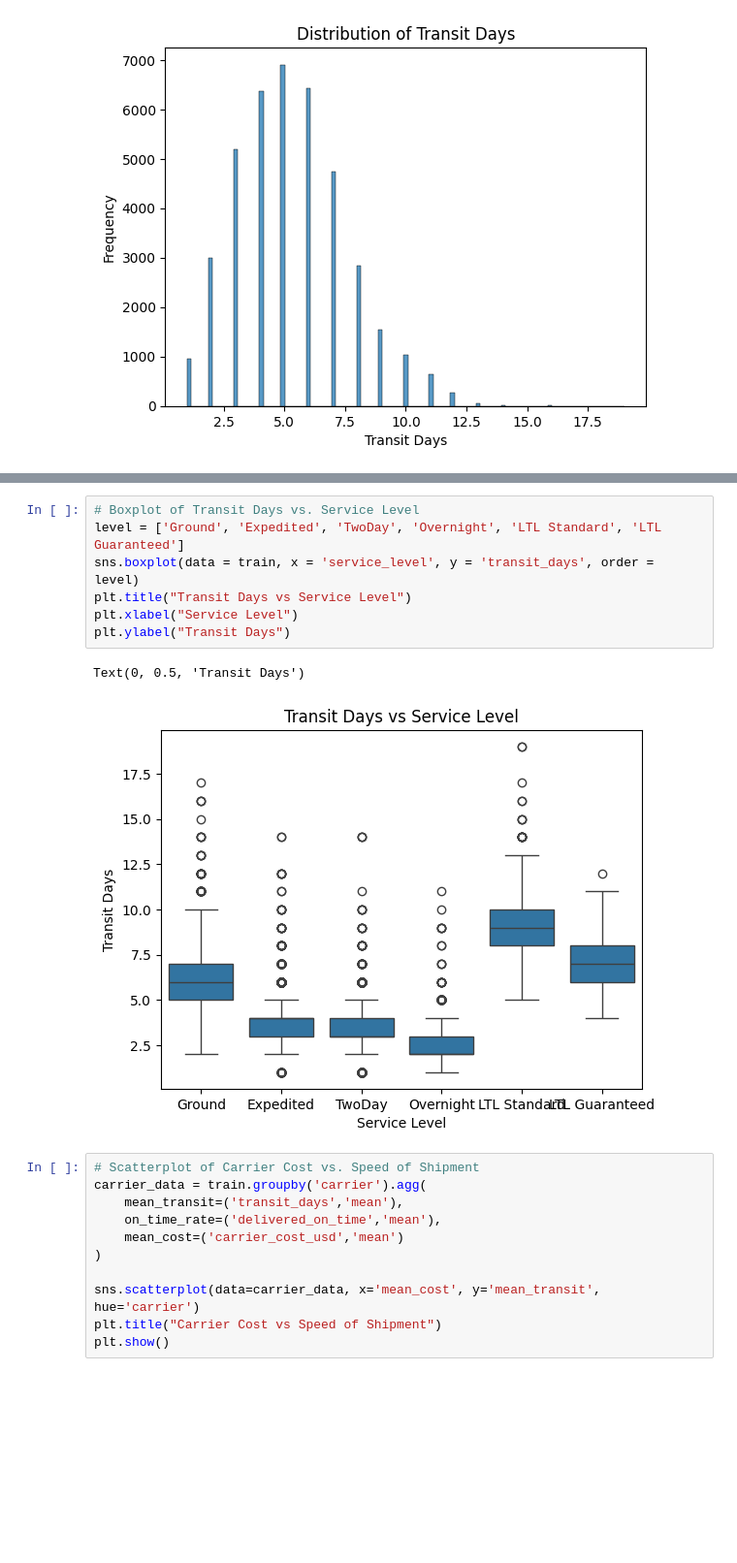
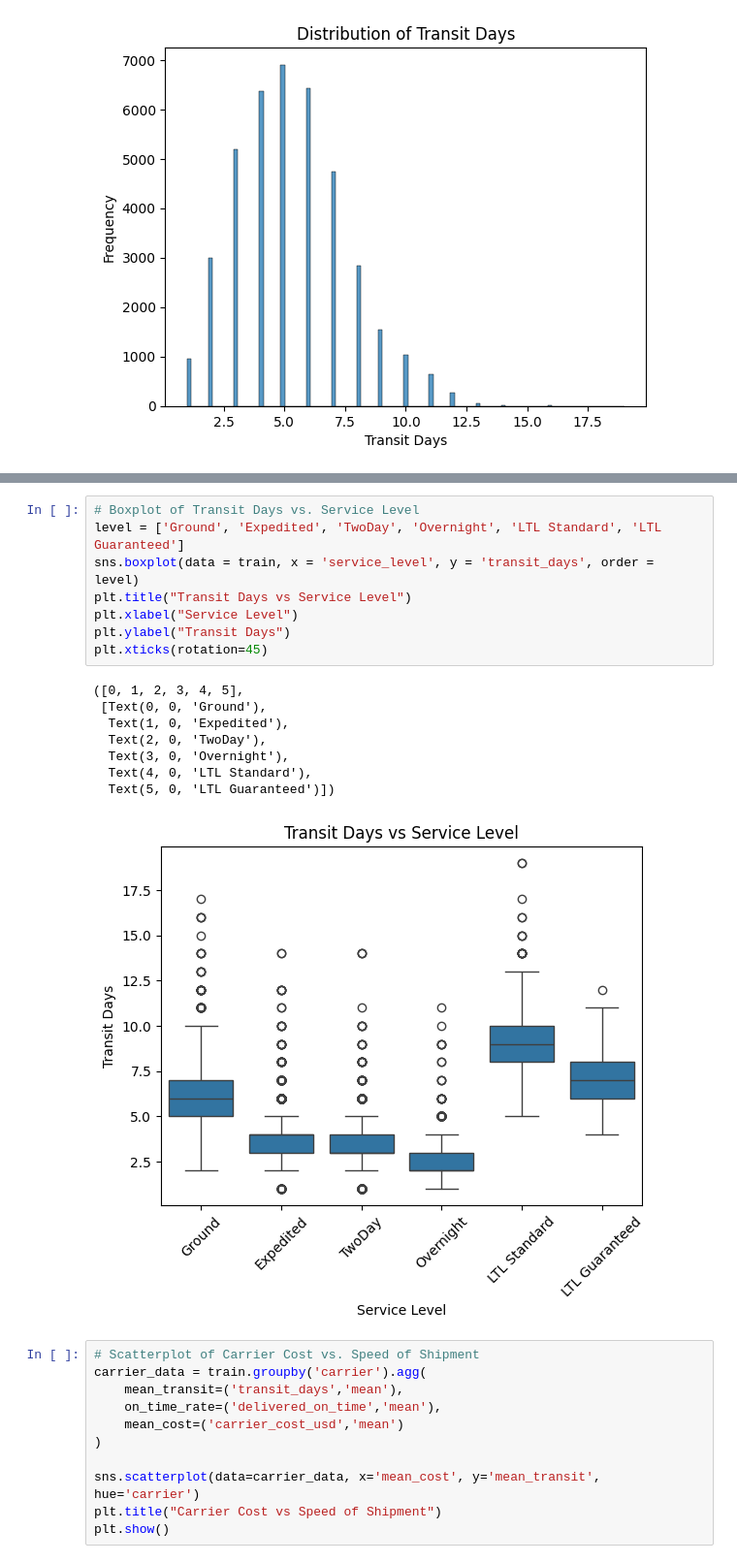
Before and after one commit to Break-Through-Tech/WWEX-1A-delivery-performance-and-smart-carrier-selection-for-multi-carrier-shipping, a Jupyter notebook: WWEX_1A.ipynb, the cells around one changed output, grey strips where cells are left out. Shown at 97% size. Saved outputs shown, nothing was run; the diff lists cells and outputs as text; blank space fills up the shorter version.

```diff
--- a/WWEX_1A.ipynb
+++ b/WWEX_1A.ipynb
@@ -146,13 +156,20 @@ Text(0, 0.5, 'Transit Days')
 # %%
 # Boxplot of Transit Days vs. Service Level
 level = ['Ground', 'Expedited', 'TwoDay', 'Overnight', 'LTL Standard', 'LTL Guaranteed']
 sns.boxplot(data = train, x = 'service_level', y = 'transit_days', order = level)
 plt.title("Transit Days vs Service Level")
 plt.xlabel("Service Level")
 plt.ylabel("Transit Days")
+plt.xticks(rotation=45)
 # %% [output]
-Text(0, 0.5, 'Transit Days')
+([0, 1, 2, 3, 4, 5],
+ [Text(0, 0, 'Ground'),
+  Text(1, 0, 'Expedited'),
+  Text(2, 0, 'TwoDay'),
+  Text(3, 0, 'Overnight'),
+  Text(4, 0, 'LTL Standard'),
+  Text(5, 0, 'LTL Guaranteed')])
-[figure, old version]
+[figure, new version]
 # %%
 # Scatterplot of Carrier Cost vs. Speed of Shipment
 carrier_data = train.groupby('carrier').agg(
```
Also changed, not shown: parts of 5 cells of this notebook.
